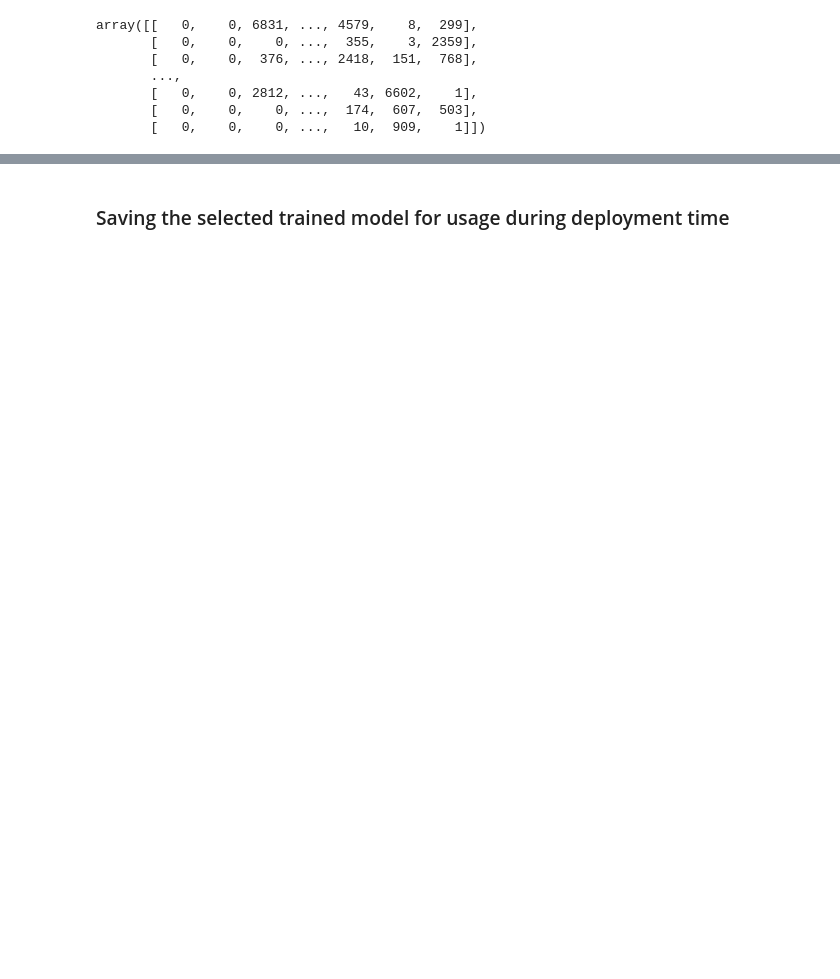
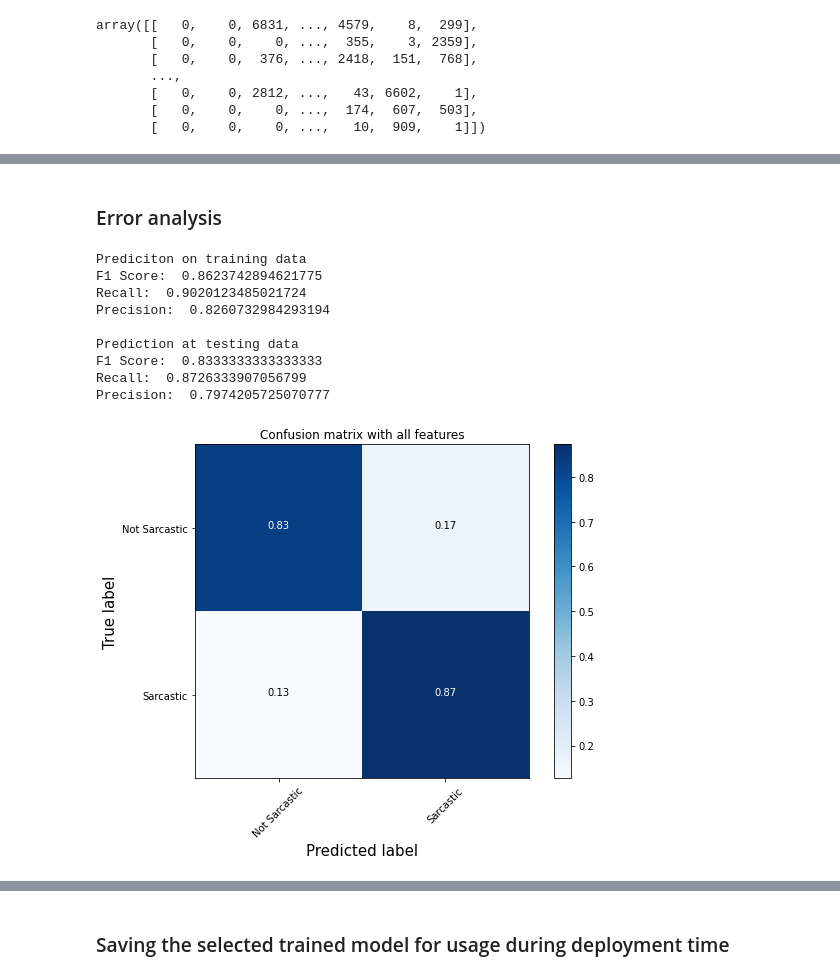
Before and after one commit to divyadass/task_nlp_crow, a Jupyter notebook: Sarcasm_detection_assignment_CROWE.ipynb, the cells around one changed output, grey strips where cells are left out. Drawn from its saved outputs; the diff is of its cells as text; code cells hidden in the pictures; blank space fills up the shorter version.

```diff
--- a/Sarcasm_detection_assignment_CROWE.ipynb
+++ b/Sarcasm_detection_assignment_CROWE.ipynb
@@ -529,21 +716,10 @@ Epoch 10/10
 # %%
-y_pred_prob = model.predict(X_test)
-y_pred_prob_train = model.predict(X_train)
+## getting prediction from the trained model
+y_pred_prob = model.predict(X_test).flatten()
+y_pred_prob_train = model.predict(X_train).flatten()
-# %%
-def get_class(y_pred_prob):
-  prob_list = []
-  for i in y_pred_prob:
-    prob_list.append(i[0])
-  y_pred_class = [1 if p > 0.5 else 0 for p in prob_list]
-  return y_pred_class
 # %%
 y_pred_class = get_class(y_pred_prob)
 y_pred_class_train = get_class(y_pred_prob_train)
-# %%
-def print_metrics(y_test, y_pred_class):
-  print("Accuracy: ", accuracy_score(y_test, y_pred_class))
-  print("F1 Score: ", f1_score(y_test, y_pred_class))
-  # print("AUC: ", roc_auc_score(y_test, y_pred_prob))
 # %%
 # calculate evaluation measures:
 # print("Prediction at training data")
@@ -563,0 +744,26 @@ NameError: name 'confusion_matrix' is not defined
+# %% [markdown]
+### Error analysis
+# %%
+y_pred_class = get_class(y_pred_prob, 0.4)
+y_pred_class_train = get_class(y_pred_prob_train, 0.4)
+# %%
+# calculate evaluation measures:
+# print("Prediction at training data")
+print("Prediciton on training data")
+print_metrics(y_train, y_pred_class_train)
+print()
+print("Prediction at testing data")
+print_metrics(y_test, y_pred_class)
+
+get_confusion_matrix(y_test, y_pred_class)
+# %% [output]
+Prediciton on training data
+F1 Score:  0.8623742894621775
+Recall:  0.9020123485021724
+Precision:  0.8260732984293194
+
+Prediction at testing data
+F1 Score:  0.8333333333333333
+Recall:  0.8726333907056799
+Precision:  0.7974205725070777
+[figure, added]
```
Also changed, not shown: parts of 80 cells of this notebook, 3 other files.
